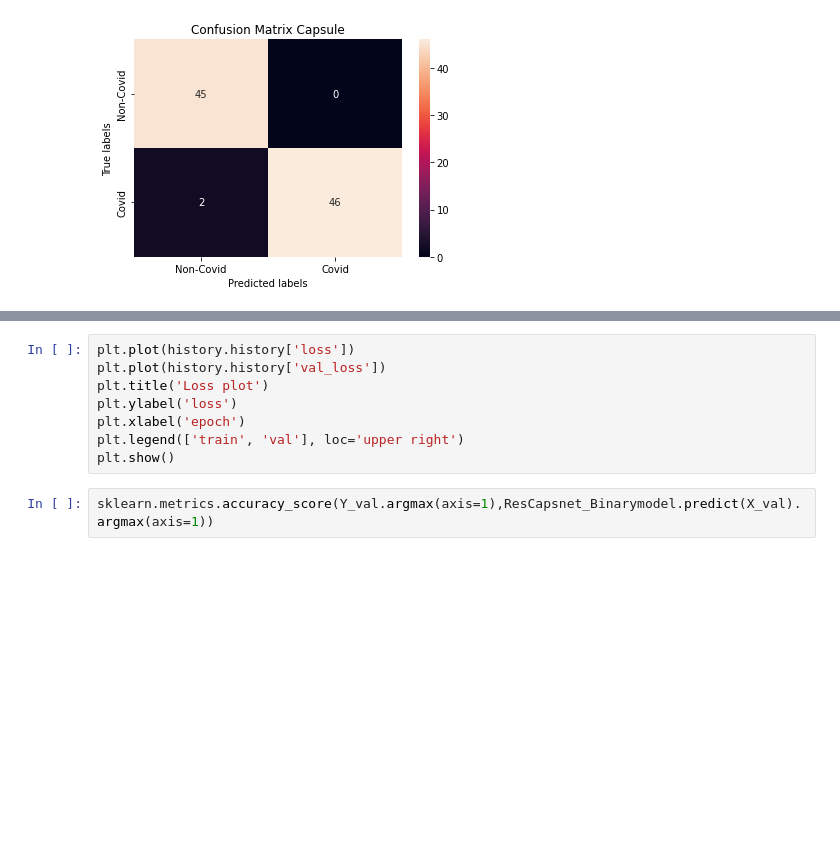
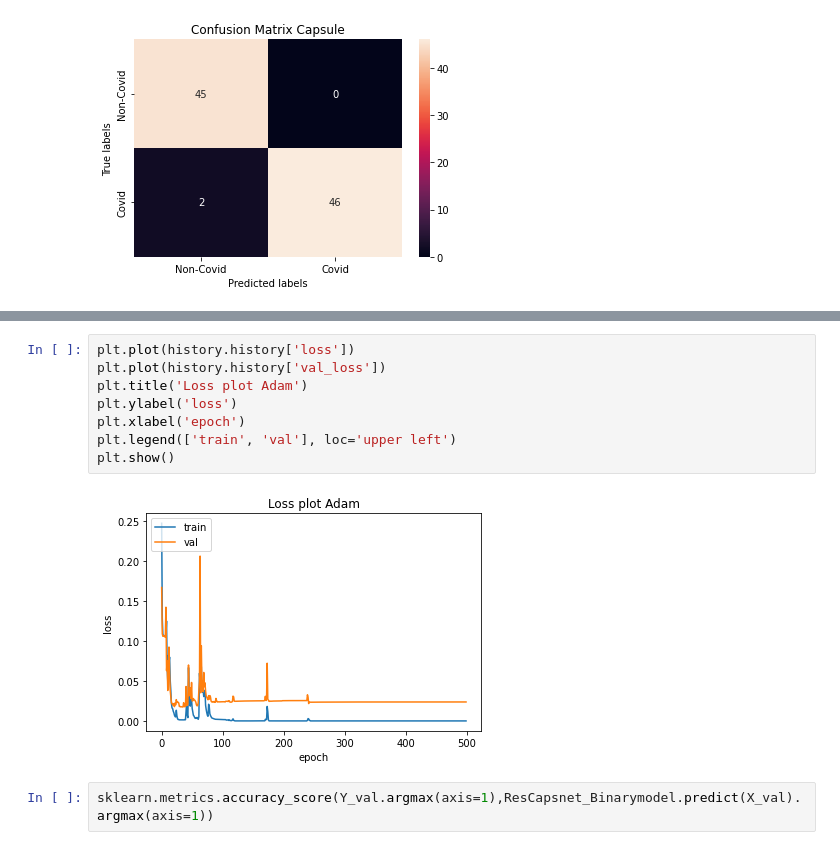
Before and after one commit to RickSanchezStoic/Covid_CT_X-Ray, a Jupyter notebook: ct-covid-capsule-resnet50.ipynb, the cells around one changed output, grey strips where cells are left out. Cells and saved outputs as stored; diff of their text form; blank space fills up the shorter version.

```diff
--- a/ct-covid-capsule-resnet50.ipynb
+++ b/ct-covid-capsule-resnet50.ipynb
@@ -566,11 +565,13 @@ NameError: name 'history' is not defined
 # %%
 plt.plot(history.history['loss'])
 plt.plot(history.history['val_loss'])
-plt.title('Loss plot')
+plt.title('Loss plot Adam')
 plt.ylabel('loss')
 plt.xlabel('epoch')
-plt.legend(['train', 'val'], loc='upper right')
+plt.legend(['train', 'val'], loc='upper left')
 plt.show()
+# %% [output]
+[figure, added]
 # %%
 sklearn.metrics.accuracy_score(Y_val.argmax(axis=1),ResCapsnet_Binarymodel.predict(X_val).argmax(axis=1))
 # %% [output]
```
Also changed, not shown: parts of 9 cells of this notebook, 2 other files.
